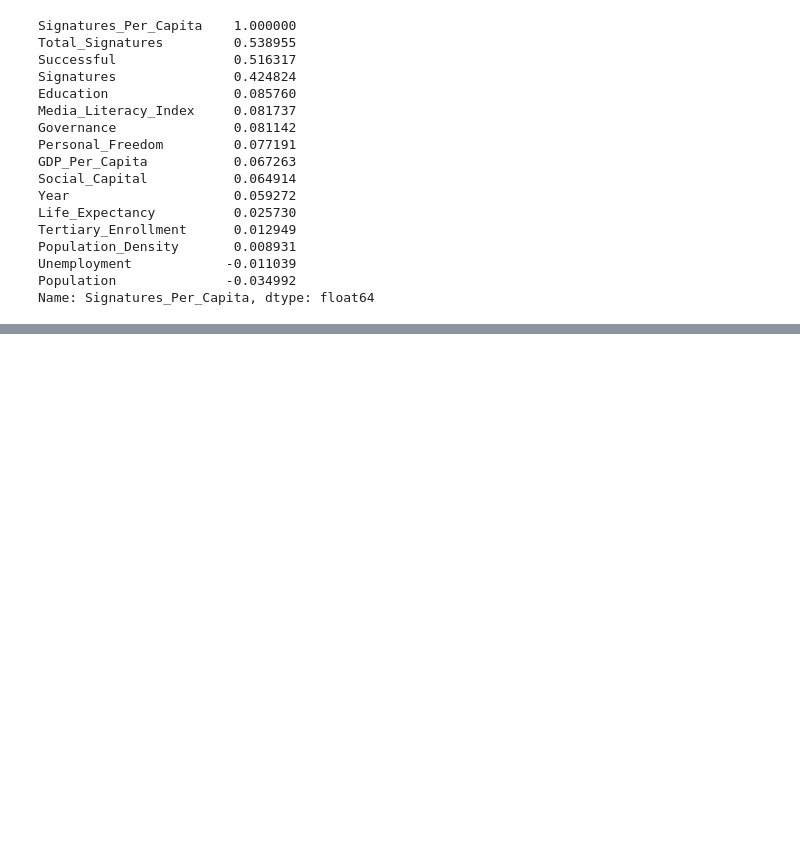
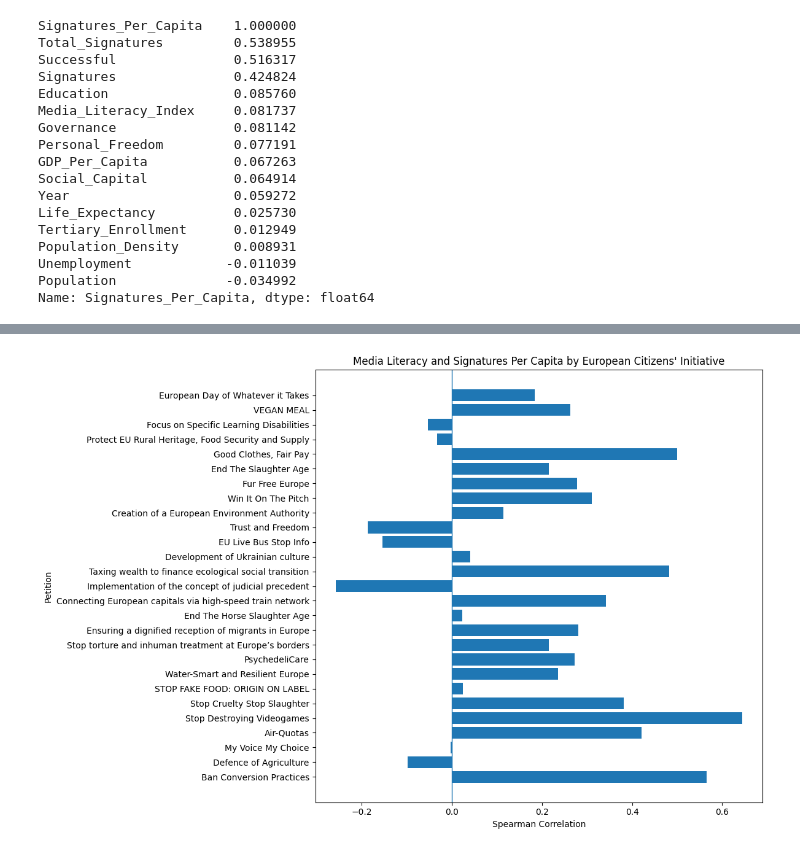
Before and after one commit to Matthew-Riddell/MSc-Dissertation, a Jupyter notebook: notebooks/06-extra-data-exploration.ipynb, the cells around one changed output, grey strips where cells are left out. Cells and saved outputs as stored; diff of their text form; code cells hidden in the pictures; blank space fills up the shorter version.

```diff
--- a/notebooks/06-extra-data-exploration.ipynb
+++ b/notebooks/06-extra-data-exploration.ipynb
@@ -491,0 +632,15 @@ Name: Signatures_Per_Capita, dtype: float64
+# %%
+media_by_petition = (
+    media_eda
+    .groupby(["Petition_ID", "Petition_Name"])
+    .apply(
+        lambda x: x["Media_Literacy_Index"]
+        .corr(
+            x["Signatures_Per_Capita"],
+            method="spearman"
+        )
+    )
+    .reset_index(name="Spearman_Correlation")
+)
+
+print(media_by_petition)
@@ -491,0 +665,21 @@ Name: Signatures_Per_Capita, dtype: float64
+# %%
+plt.figure(figsize=(12, 8))
+
+plt.barh(
+    media_by_petition["Petition_Name"],
+    media_by_petition["Spearman_Correlation"]
+)
+
+plt.axvline(0, linewidth=1)
+
+plt.xlabel("Spearman Correlation")
+plt.ylabel("Petition")
+plt.title(
+    "Media Literacy and Signatures Per Capita "
+    "by European Citizens' Initiative"
+)
+
+plt.tight_layout()
+plt.show()
+# %% [output]
+[figure, added]
```
Also changed, not shown: parts of 29 cells of this notebook.
